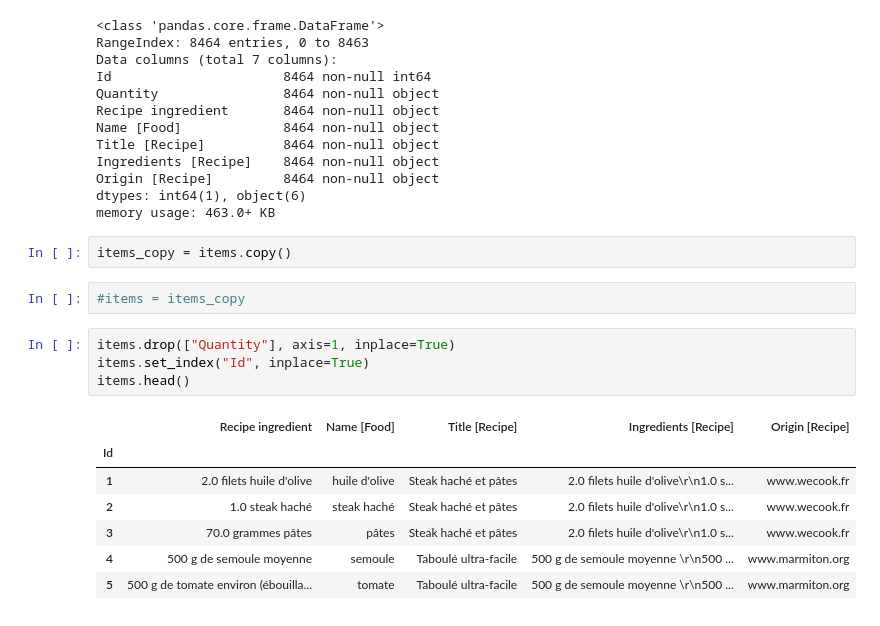
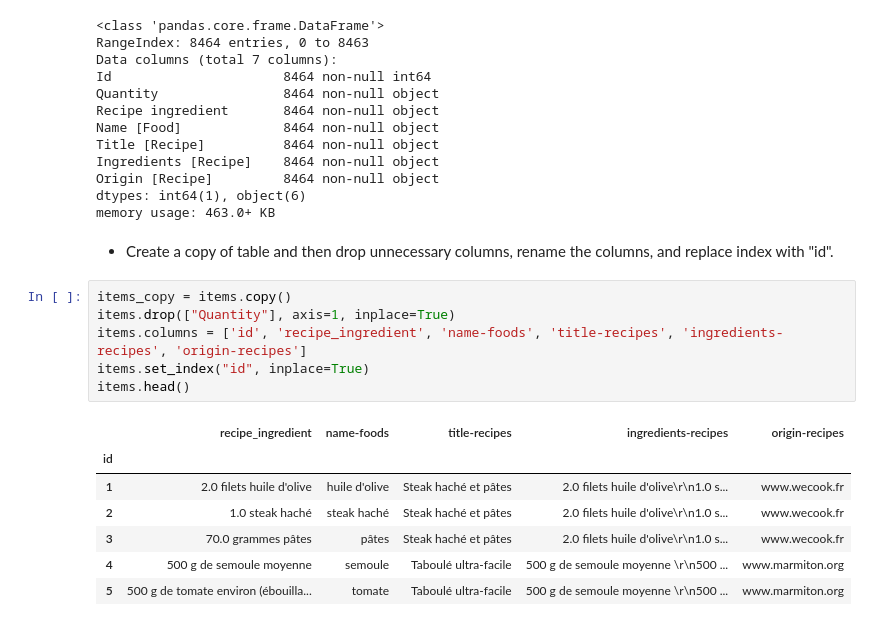
Before and after one commit to rezaadle/food-mama-project, a Jupyter notebook: mama-test.ipynb, the cells around one changed output. Saved outputs shown, nothing was run; the diff lists cells and outputs as text.

```diff
--- a/mama-test.ipynb
+++ b/mama-test.ipynb
@@ -347,17 +334,17 @@ Ingredients [Recipe]    8464 non-null object
 Origin [Recipe]         8464 non-null object
 dtypes: int64(1), object(6)
 memory usage: 463.0+ KB
-# %%
-items_copy = items.copy()
-# %%
-#items = items_copy
+# %% [markdown]
+- Create a copy of table and then drop unnecessary columns, rename the columns, and replace index with "id".
 # %%
+items_copy = items.copy()
 items.drop(["Quantity"], axis=1, inplace=True)
-items.set_index("Id", inplace=True)
+items.columns = ['id', 'recipe_ingredient', 'name-foods', 'title-recipes', 'ingredients-recipes', 'origin-recipes']
+items.set_index("id", inplace=True)
 items.head()
 # %% [output]
-|  | Recipe ingredient | Name [Food] | Title [Recipe] | Ingredients [Recipe] | Origin [Recipe] |
-| Id |  |  |  |  |  |
+|  | recipe_ingredient | name-foods | title-recipes | ingredients-recipes | origin-recipes |
+| id |  |  |  |  |  |
 | 1 | 2.0 filets huile d'olive | huile d'olive | Steak haché et pâtes | 2.0 filets huile d'olive\r\n1.0 s... | www.wecook.fr |
 | 2 | 1.0 steak haché | steak haché | Steak haché et pâtes | 2.0 filets huile d'olive\r\n1.0 s... | www.wecook.fr |
 | 3 | 70.0 grammes pâtes | pâtes | Steak haché et pâtes | 2.0 filets huile d'olive\r\n1.0 s... | www.wecook.fr |
```
Also changed, not shown: parts of 42 cells of this notebook, 1 other file.
